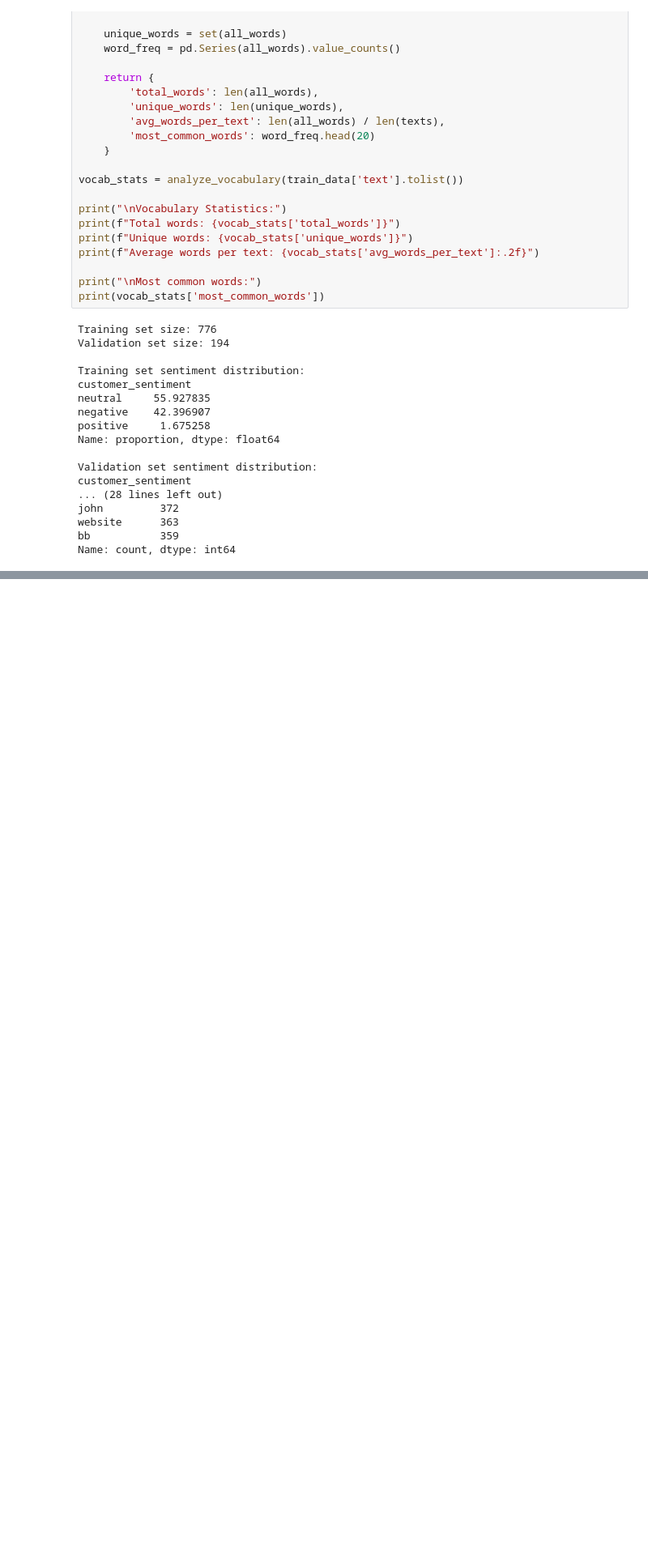
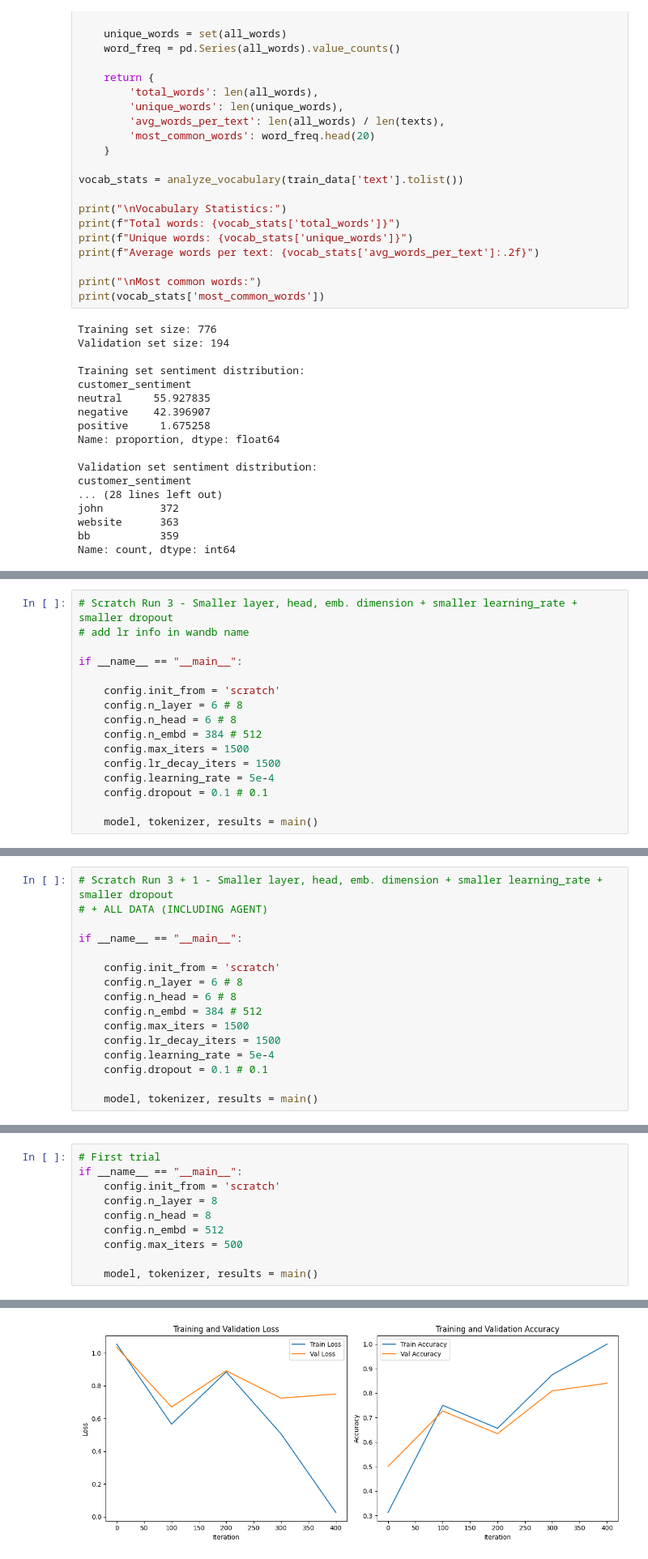
Before and after one commit to utkuden/DI725_assignment, a Jupyter notebook: Assignment_1.ipynb, the cells around one changed output, grey strips where cells are left out. Shown at 81% size. Drawn from its saved outputs; the diff is of its cells as text; blank space fills up the shorter version.

```diff
--- a/Assignment_1.ipynb
+++ b/Assignment_1.ipynb
@@ -720,0 +1824,16 @@ prepare.py'daki gibi bir mapping yapılacak
+# %%
+# Scratch Run 3 - Smaller layer, head, emb. dimension + smaller learning_rate + smaller dropout
+# add lr info in wandb name
+
+if __name__ == "__main__":
+
+    config.init_from = 'scratch'
+    config.n_layer = 6 # 8
+    config.n_head = 6 # 8
+    config.n_embd = 384 # 512
+    config.max_iters = 1500
+    config.lr_decay_iters = 1500
+    config.learning_rate = 5e-4
+    config.dropout = 0.1 # 0.1
+
+    model, tokenizer, results = main()
@@ -720,0 +1877,16 @@ prepare.py'daki gibi bir mapping yapılacak
+# %%
+# Scratch Run 3 + 1 - Smaller layer, head, emb. dimension + smaller learning_rate + smaller dropout
+# + ALL DATA (INCLUDING AGENT)
+
+if __name__ == "__main__":
+
+    config.init_from = 'scratch'
+    config.n_layer = 6 # 8
+    config.n_head = 6 # 8
+    config.n_embd = 384 # 512
+    config.max_iters = 1500
+    config.lr_decay_iters = 1500
+    config.learning_rate = 5e-4
+    config.dropout = 0.1 # 0.1
+
+    model, tokenizer, results = main()
@@ -720,0 +1955,11 @@ prepare.py'daki gibi bir mapping yapılacak
+# %%
+# First trial
+if __name__ == "__main__":
+    config.init_from = 'scratch'
+    config.n_layer = 8
+    config.n_head = 8
+    config.n_embd = 512
+    config.max_iters = 500
+
+    model, tokenizer, results = main()
+# %% [output]
@@ -720,0 +1983 @@ prepare.py'daki gibi bir mapping yapılacak
+[figure, added]
```
Also changed, not shown: parts of 33 cells of this notebook.
